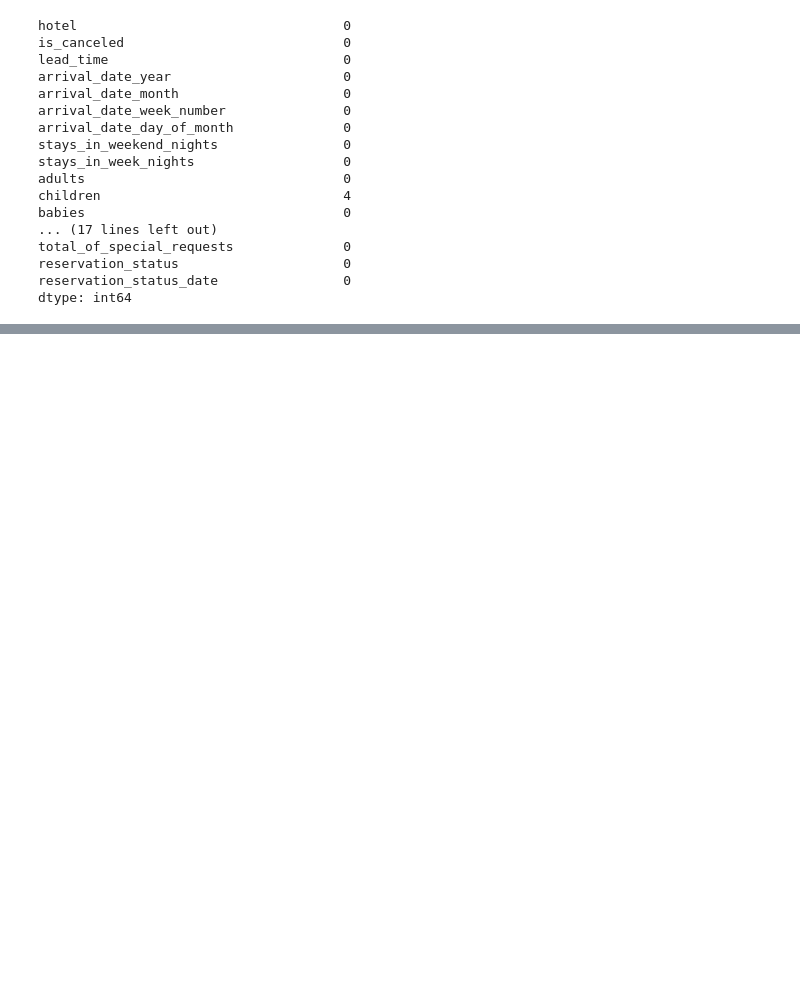
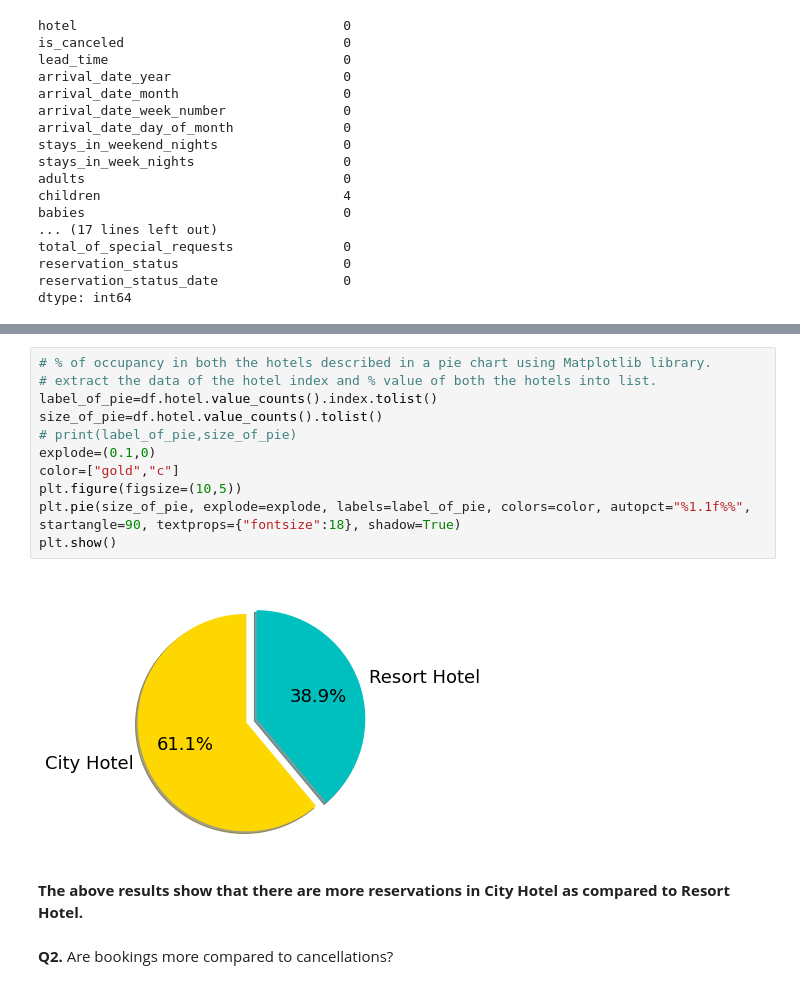
Before and after one commit to lawrencedhar/EDA-Hotel_Booking_Analysis, a Jupyter notebook: Hotel_Booking_Analysis_Capstone_Project.ipynb, the cells around one changed output, grey strips where cells are left out. Cells and saved outputs as stored; diff of their text form; blank space fills up the shorter version.

```diff
--- a/Hotel_Booking_Analysis_Capstone_Project.ipynb
+++ b/Hotel_Booking_Analysis_Capstone_Project.ipynb
@@ -132,0 +573,17 @@ dtype: int64
+# %%
+# % of occupancy in both the hotels described in a pie chart using Matplotlib library.
+# extract the data of the hotel index and % value of both the hotels into list.
+label_of_pie=df.hotel.value_counts().index.tolist()
+size_of_pie=df.hotel.value_counts().tolist()
+# print(label_of_pie,size_of_pie)
+explode=(0.1,0)
+color=["gold","c"]
+plt.figure(figsize=(10,5))
+plt.pie(size_of_pie, explode=explode, labels=label_of_pie, colors=color, autopct="%1.1f%%", startangle=90, textprops={"fontsize":18}, shadow=True)
+plt.show()
+# %% [output]
+[figure, added]
+# %% [markdown]
+**The above results show that there are more reservations in City Hotel as compared to Resort Hotel.**
+# %% [markdown]
+**Q2.** Are bookings more compared to cancellations?
```
Also changed, not shown: parts of 125 cells of this notebook.
